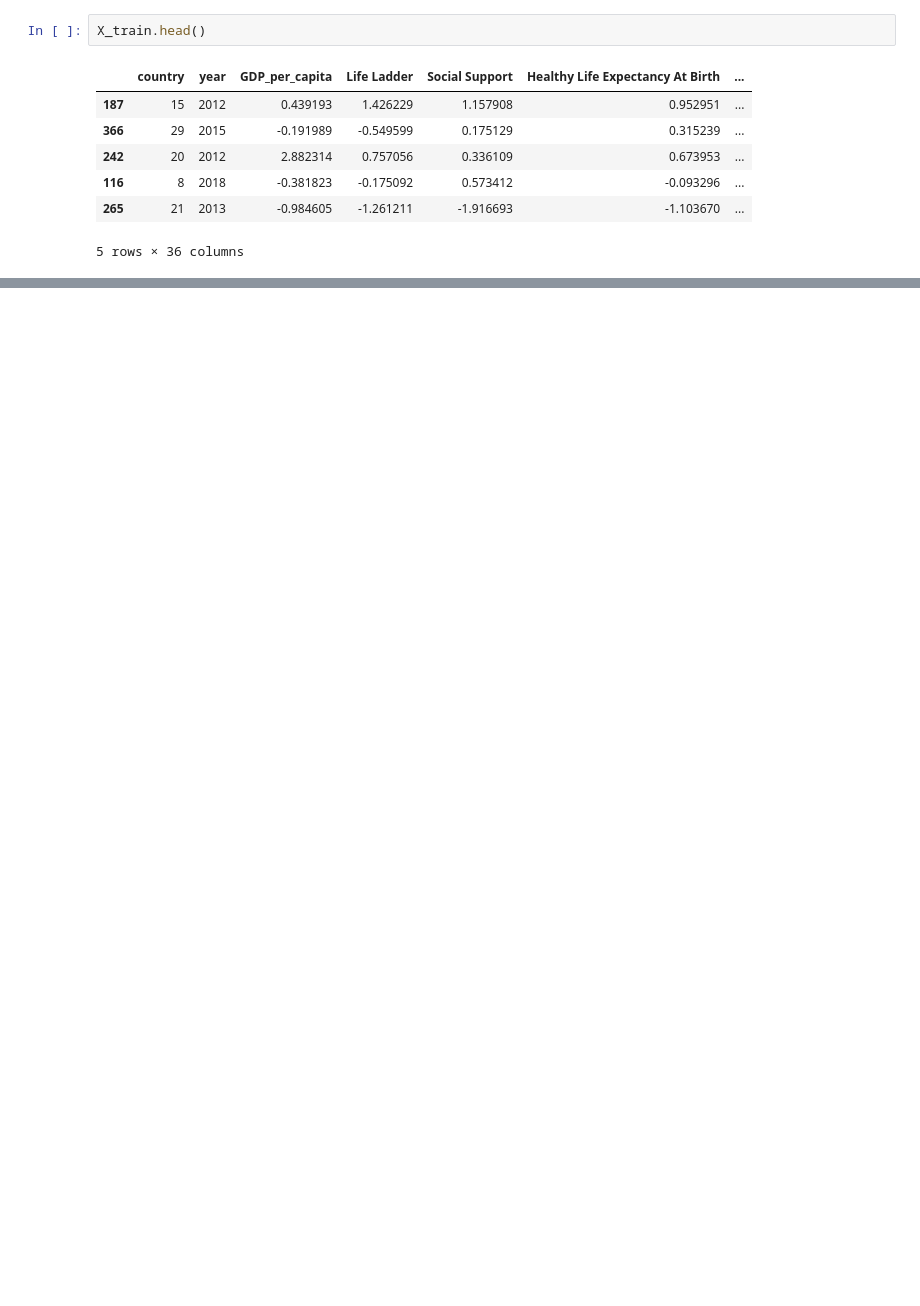
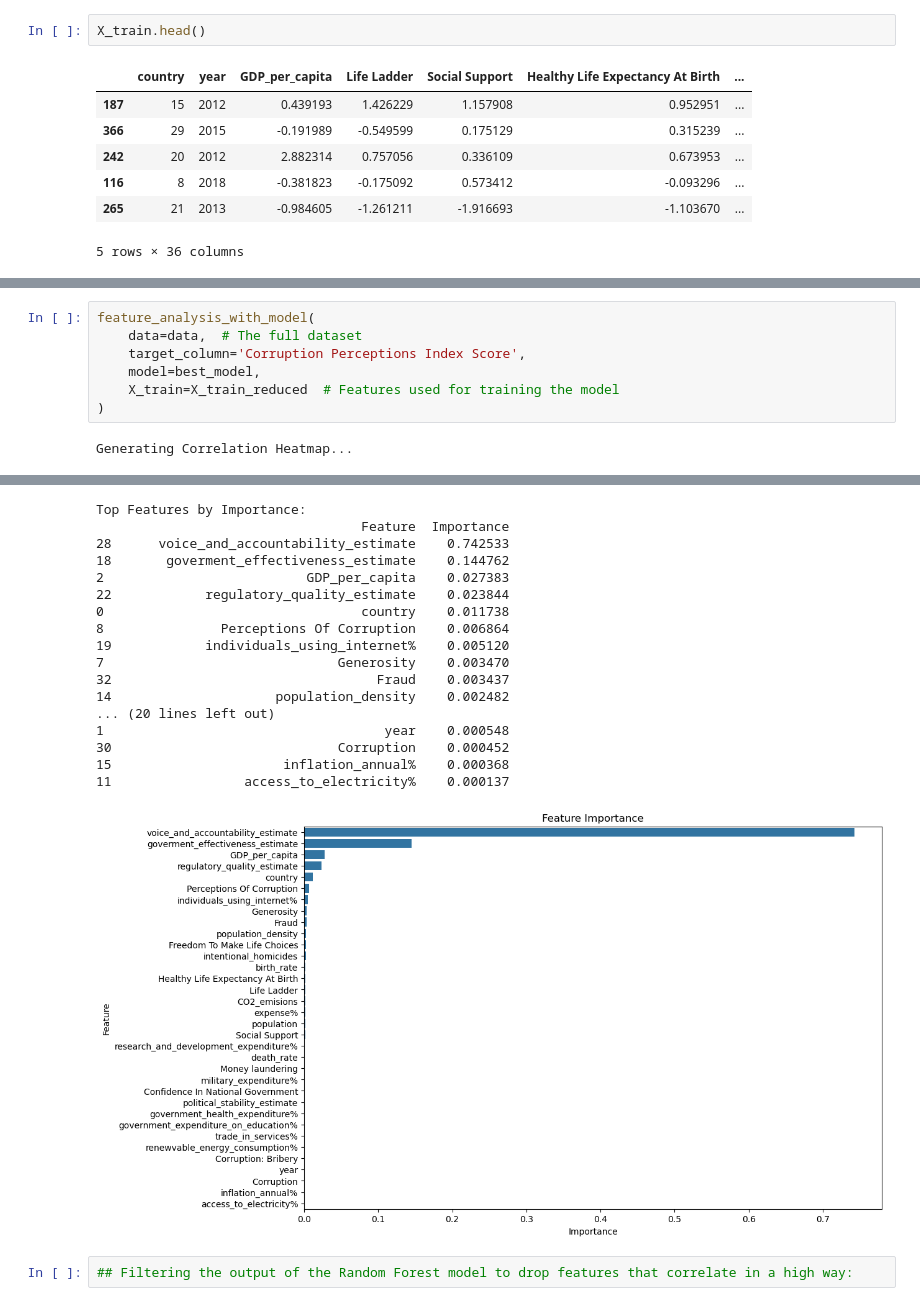
Before and after one commit to gonlyplease/corruption_analysis_europe, a Jupyter notebook: notebooks/adjustingJoint.ipynb, the cells around one changed output, grey strips where cells are left out. Cells and saved outputs as stored; diff of their text form; blank space fills up the shorter version.

```diff
--- a/notebooks/adjustingJoint.ipynb
+++ b/notebooks/adjustingJoint.ipynb
@@ -530,0 +615,9 @@ Top Features by Importance:
+# %%
+feature_analysis_with_model(
+    data=data,  # The full dataset
+    target_column='Corruption Perceptions Index Score',
+    model=best_model,
+    X_train=X_train_reduced  # Features used for training the model
+)
+# %% [output]
+Generating Correlation Heatmap...
@@ -530,0 +625,20 @@ Top Features by Importance:
+Top Features by Importance:
+                                  Feature  Importance
+28      voice_and_accountability_estimate    0.742533
+18       goverment_effectiveness_estimate    0.144762
+2                          GDP_per_capita    0.027383
+22            regulatory_quality_estimate    0.023844
+0                                 country    0.011738
+8               Perceptions Of Corruption    0.006864
+19            individuals_using_internet%    0.005120
+7                              Generosity    0.003470
+32                                  Fraud    0.003437
+14                     population_density    0.002482
+... (20 lines left out)
+1                                    year    0.000548
+30                             Corruption    0.000452
+15                      inflation_annual%    0.000368
+11                 access_to_electricity%    0.000137
+[figure, added]
+# %%
+## Filtering the output of the Random Forest model to drop features that correlate in a high way:
```
Also changed, not shown: parts of 9 cells of this notebook.
